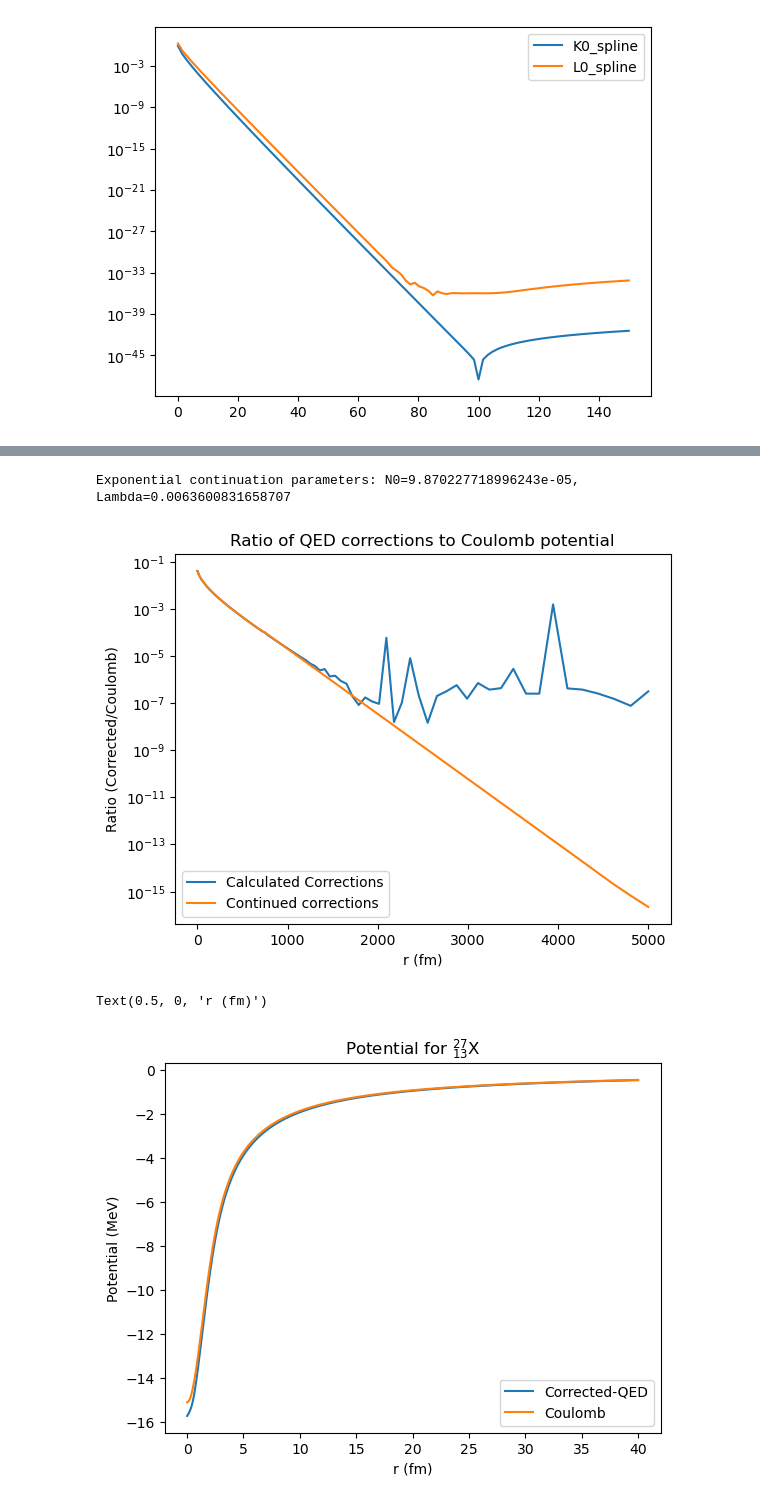
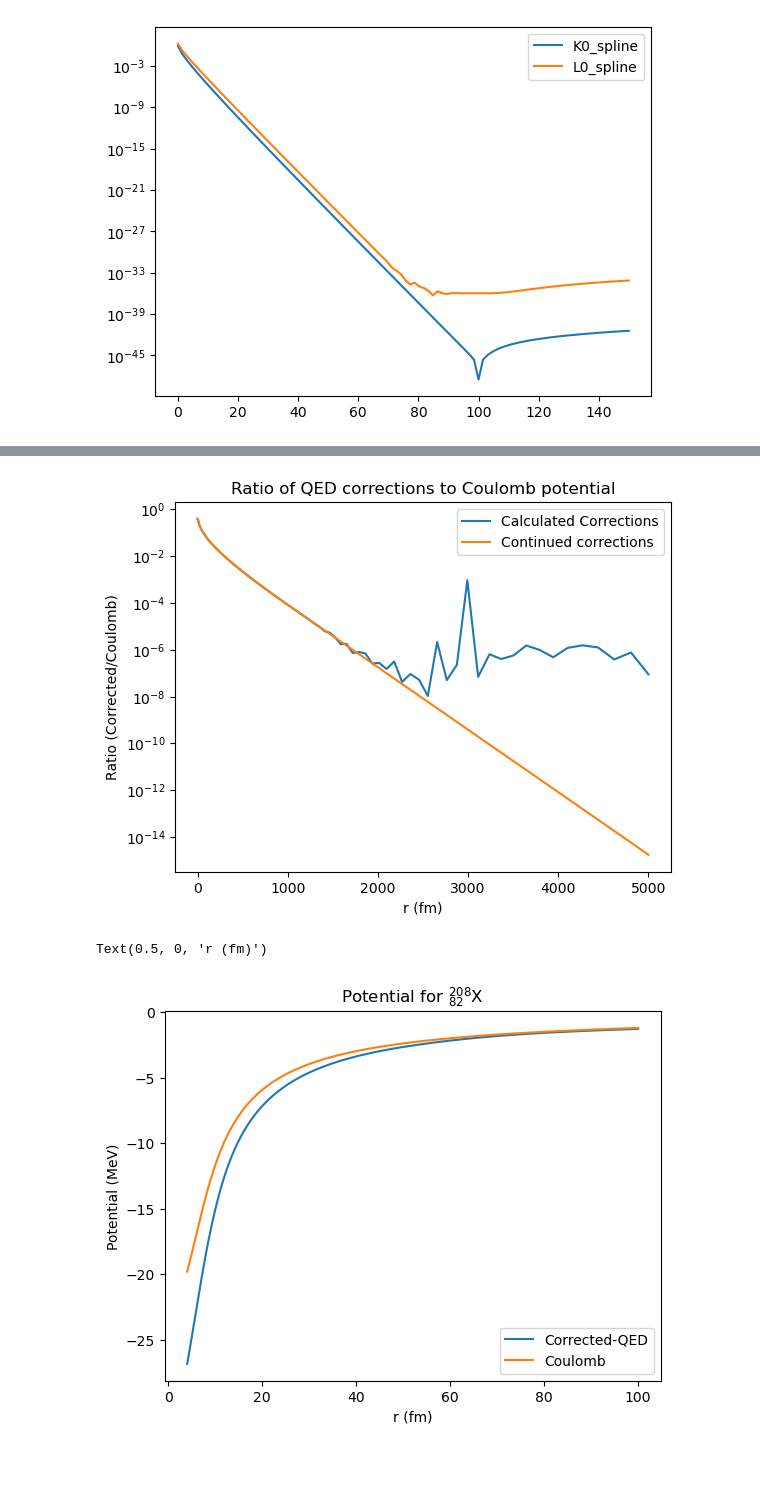
Before and after one commit to akotarel/phasr, a Jupyter notebook: docs/examples/QED_corrections.ipynb, the cells around one changed output, grey strips where cells are left out. Drawn from its saved outputs; the diff is of its cells as text; code cells hidden in the pictures; blank space fills up the shorter version.

```diff
--- a/docs/examples/QED_corrections.ipynb
+++ b/docs/examples/QED_corrections.ipynb
@@ -142,7 +142,7 @@ np.savetxt('./tmp/function_splines/L0_func.txt', data, fmt='%.18e', delimiter='
 # %%
 # Example charge distribution
 import phasr as phr
-nucleus = phr.nucleus('gauss',Z=13,A=27,b=1.4)
+nucleus = phr.nucleus('gauss',Z=82,A=208,b=5.8)
 r=np.linspace(0.01,50,100)
 plt.plot(r, nucleus.charge_density(r))
 plt.title('Sample charge density')
@@ -152,6 +152,6 @@ Text(0.5, 1.0, 'Sample charge density')
 # %%
 # Load data from file
-data = np.loadtxt('./tmp/function_splines/K0_func.txt')
+data = np.loadtxt('../../src/phasr/dirac_solvers/function_splines/K0_func.txt')
 x_data = data[:, 0]    # first column
 y_data = data[:, 1]    # second column
 
@@ -159,7 +159,7 @@ y_data = data[:, 1]    # second column
 K0_spline = CubicSpline(x_data, y_data, bc_type='natural')
 
 # Similarly for L0
-data_L0 = np.loadtxt('./tmp/function_splines/L0_func.txt')
+data_L0 = np.loadtxt('../../src/phasr/dirac_solvers/function_splines/L0_func.txt')
 x_L0 = data_L0[:, 0]
 y_L0 = data_L0[:, 1]
 L0_spline = CubicSpline(x_L0, y_L0, bc_type='natural')
@@ -324,16 +324,18 @@ plt.yscale('log')
 plt.legend()
 plt.show()
 # %% [output]
-Exponential continuation parameters: N0=9.870227718996243e-05, Lambda=0.0063600831658707
-[figure, old version]
+[figure, new version]
 # %%
-r=np.linspace(0.01,40,500)
+r=np.linspace(4.,100,500)
 plt.plot(r, V_corrected_spline(r), label='Corrected-QED')
 plt.plot(r, phr.constants.hc*nucleus.electric_potential(r), label='Coulomb')
+#plt.plot(r, V_corrected_spline(r)/phr.constants.hc/nucleus.electric_potential(r)-1)
+#plt.yscale('log')
+#plt.plot(r,-nucleus.Z*alpha/r*phr.constants.hc, label='Point-like')
 plt.legend()
 plt.title(rf'Potential for $^{{{nucleus.A}}}_{{{nucleus.Z}}}\mathrm{{X}}$')
 plt.ylabel('Potential (MeV)')
 plt.xlabel('r (fm)')
 # %% [output]
 Text(0.5, 0, 'r (fm)')
-[figure, old version]
+[figure, new version]
```
Also changed, not shown: parts of 3 cells of this notebook, 9 other files.
